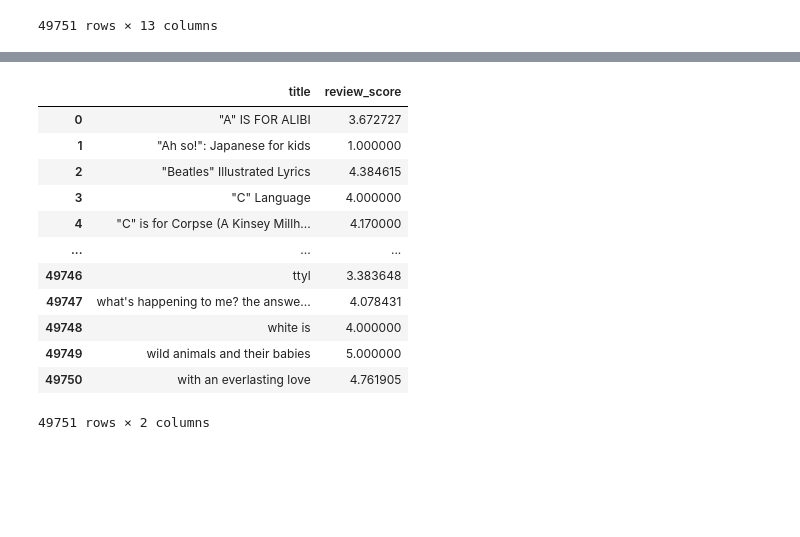
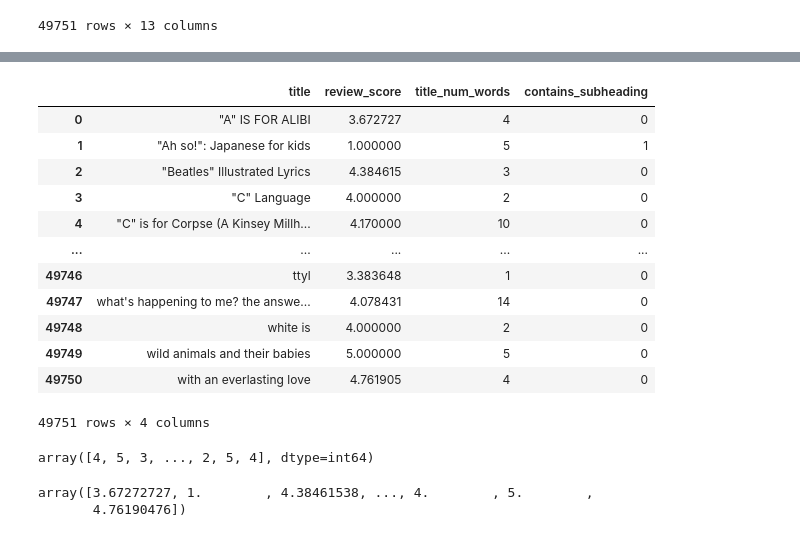
Before and after one commit to siwoopark10/amazon-books-experiment, a Jupyter notebook: Cleaned Dataset with Grouped Title and Average Review Score.ipynb, the cells around one changed output, grey strips where cells are left out. Cells and saved outputs as stored; diff of their text form; code cells hidden in the pictures; blank space fills up the shorter version.

```diff
--- a/Cleaned Dataset with Grouped Title and Average Review Score.ipynb
+++ b/Cleaned Dataset with Grouped Title and Average Review Score.ipynb
@@ -59,18 +64,31 @@ df2
 # %%
 df3 = df2[['title','review_score']]
 df4 = df3.groupby(['title'], as_index=False).agg('mean')
+df4["title_num_words"] = df4['title'].str.split().str.len()
+df4['contains_subheading'] = df4['title'].str.contains(":",regex=False).astype(int)
 df4
 # %% [output]
-|  | title | review_score |
-| 0 | "A" IS FOR ALIBI | 3.672727 |
-| 1 | "Ah so!": Japanese for kids | 1.000000 |
-| 2 | "Beatles" Illustrated Lyrics | 4.384615 |
-| 3 | "C" Language | 4.000000 |
-| 4 | "C" is for Corpse (A Kinsey Millh... | 4.170000 |
-| ... | ... | ... |
-| 49746 | ttyl | 3.383648 |
-| 49747 | what's happening to me? the answe... | 4.078431 |
-| 49748 | white is | 4.000000 |
-| 49749 | wild animals and their babies | 5.000000 |
-| 49750 | with an everlasting love | 4.761905 |
+|  | title | review_score | title_num_words | contains_subheading |
+| 0 | "A" IS FOR ALIBI | 3.672727 | 4 | 0 |
+| 1 | "Ah so!": Japanese for kids | 1.000000 | 5 | 1 |
+| 2 | "Beatles" Illustrated Lyrics | 4.384615 | 3 | 0 |
+| 3 | "C" Language | 4.000000 | 2 | 0 |
+| 4 | "C" is for Corpse (A Kinsey Millh... | 4.170000 | 10 | 0 |
+| ... | ... | ... | ... | ... |
+| 49746 | ttyl | 3.383648 | 1 | 0 |
+| 49747 | what's happening to me? the answe... | 4.078431 | 14 | 0 |
+| 49748 | white is | 4.000000 | 2 | 0 |
+| 49749 | wild animals and their babies | 5.000000 | 5 | 0 |
+| 49750 | with an everlasting love | 4.761905 | 4 | 0 |
-49751 rows × 2 columns
+49751 rows × 4 columns
+# %%
+X = np.column_stack((np.array(df4['title_num_words']), np.array(df4['contains_subheading'])))
+X
+# %% [output]
+array([4, 5, 3, ..., 2, 5, 4], dtype=int64)
+# %%
+y = np.array(df4['review_score'])
+y
+# %% [output]
+array([3.67272727, 1.        , 4.38461538, ..., 4.        , 5.        ,
+       4.76190476])
```
Also changed, not shown: parts of 6 cells of this notebook.
